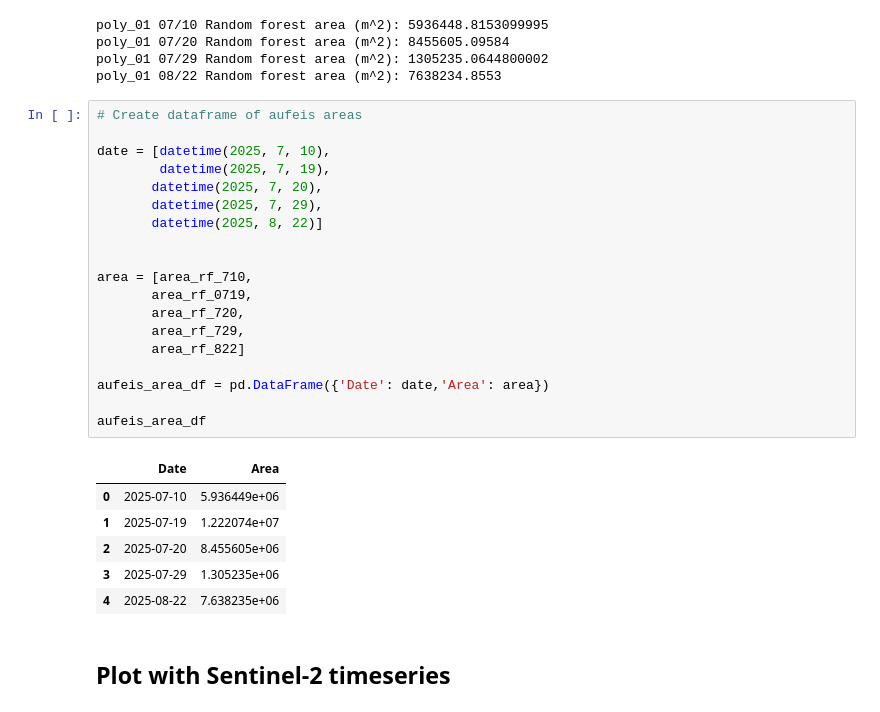
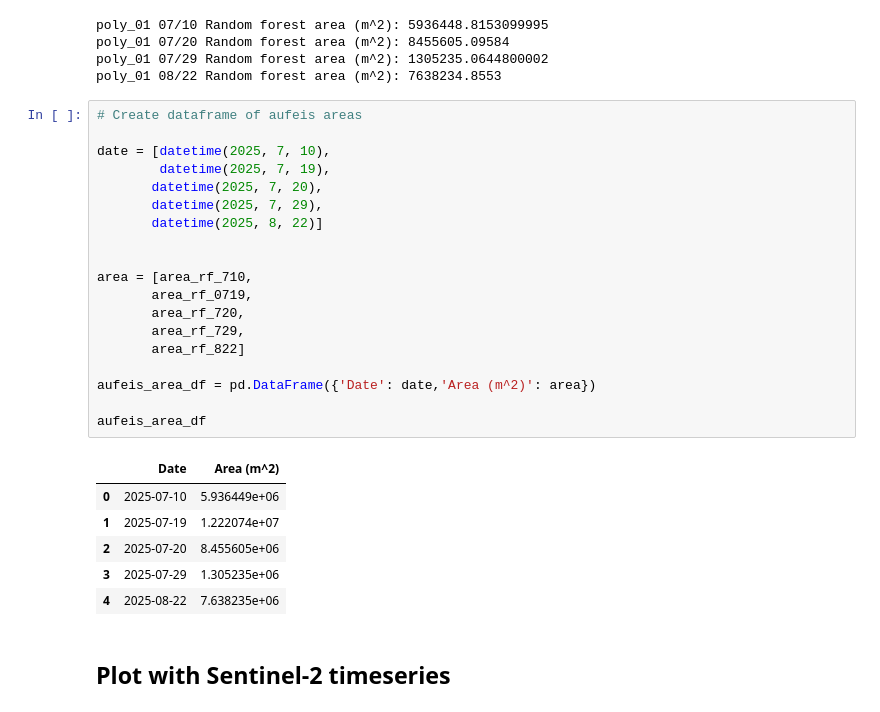
Before and after one commit to mlmac-seid/SWOT-aufeis, a Jupyter notebook: 4.0_aufeis_timeseries.ipynb, the cells around one changed output. Drawn from its saved outputs; the diff is of its cells as text.

```diff
--- a/4.0_aufeis_timeseries.ipynb
+++ b/4.0_aufeis_timeseries.ipynb
@@ -48,24 +48,24 @@ poly_01 08/22 Random forest area (m^2): 7638234.8553
 # %%
 # Create dataframe of aufeis areas
 
 date = [datetime(2025, 7, 10),
         datetime(2025, 7, 19),
        datetime(2025, 7, 20),
        datetime(2025, 7, 29),
        datetime(2025, 8, 22)]
 
 
 area = [area_rf_710,
        area_rf_0719,
        area_rf_720,
        area_rf_729,
        area_rf_822]
 
-aufeis_area_df = pd.DataFrame({'Date': date,'Area': area})
+aufeis_area_df = pd.DataFrame({'Date': date,'Area (m^2)': area})
 
 aufeis_area_df
 # %% [output]
-|  | Date | Area |
+|  | Date | Area (m^2) |
 | 0 | 2025-07-10 | 5.936449e+06 |
 | 1 | 2025-07-19 | 1.222074e+07 |
 | 2 | 2025-07-20 | 8.455605e+06 |
```
Also changed, not shown: parts of 5 cells of this notebook.
